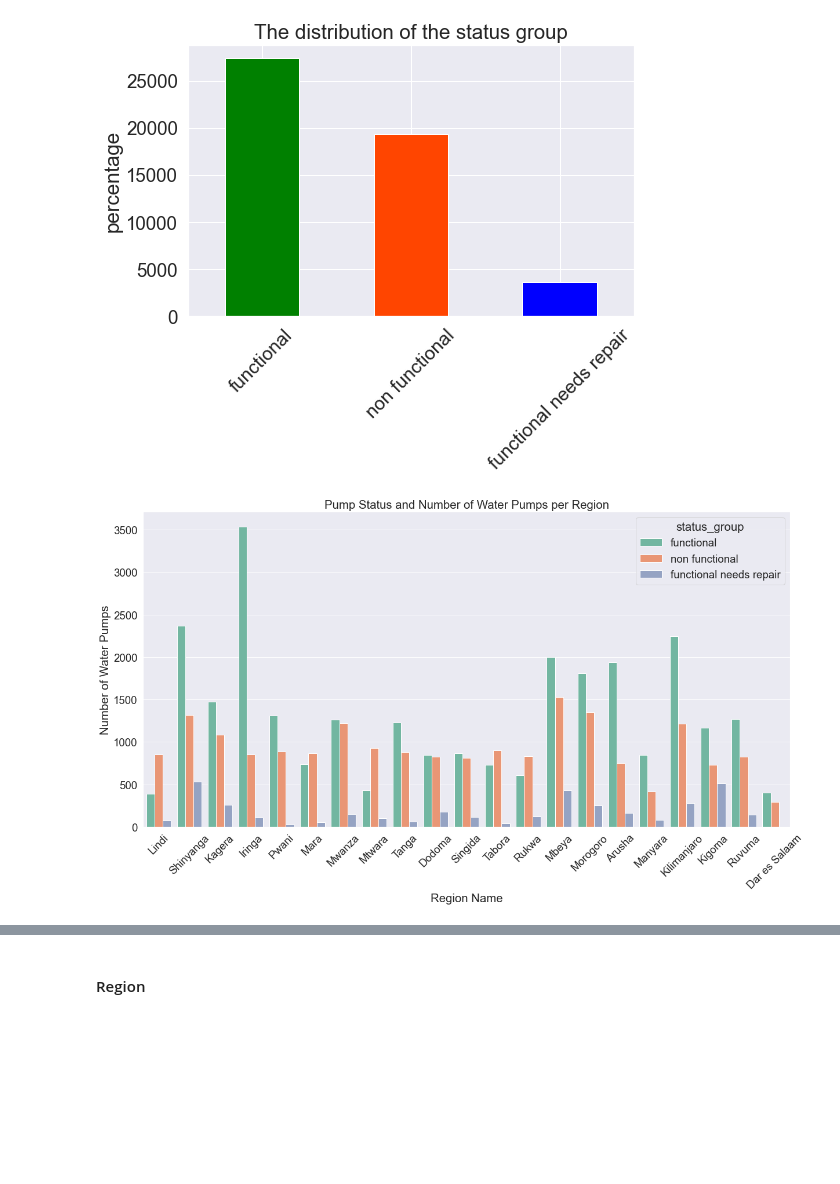
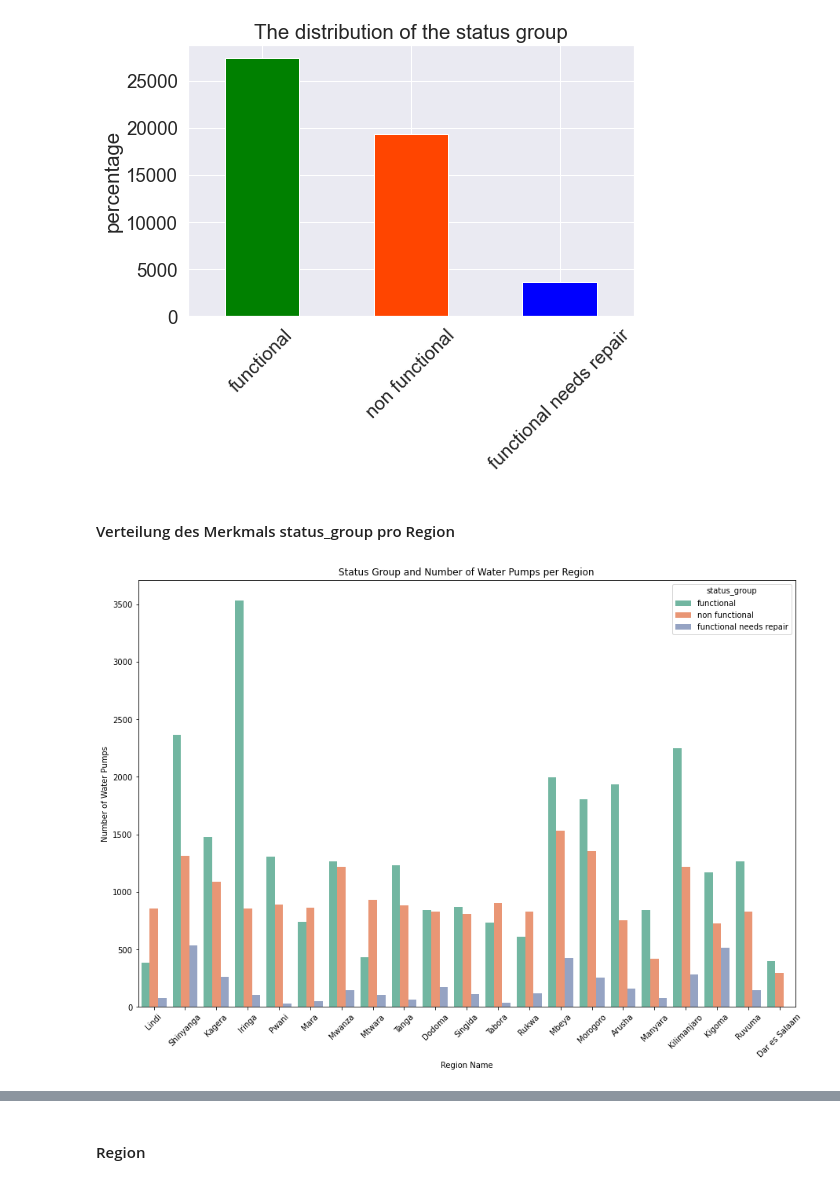
Before and after one commit to finitearth/DataExploration, a Jupyter notebook: presentation.ipynb, the cells around one changed output, grey strips where cells are left out. Cells and saved outputs as stored; diff of their text form; code cells hidden in the pictures; blank space fills up the shorter version.

Commit message:
continuing data understanding (several plots)

```diff
--- a/presentation.ipynb
+++ b/presentation.ipynb
@@ -233,11 +263,13 @@ train_data.status_group.value_counts().plot(kind="bar", title="The distribution
 plt.xticks(rotation=45);
 # %% [output]
 [figure]
+# %% [markdown]
+#### Verteilung des Merkmals status_group pro Region
 # %%
-fig = plt.figure(figsize=(20,10))
+fig = plt.figure(figsize=(15,10))
 plot = sns.countplot(data=train_data, x='region', hue='status_group', palette="Set2")
-plot.set(xlabel='Region Name', ylabel='Number of Water Pumps', title='Pump Status and Number of Water Pumps per Region')
+plot.set(xlabel='Region Name', ylabel='Number of Water Pumps', title='Status Group and Number of Water Pumps per Region')
 plt.xticks(rotation=45);
 # Quelle: https://github.com/dustiny5/Predictive_Modeling/blob/master/Water_Pump_Best%20-%20Final.ipynb
 # %% [output]
-[figure, old version]
+[figure, new version]
```
Also changed, not shown: parts of 33 cells of this notebook.
